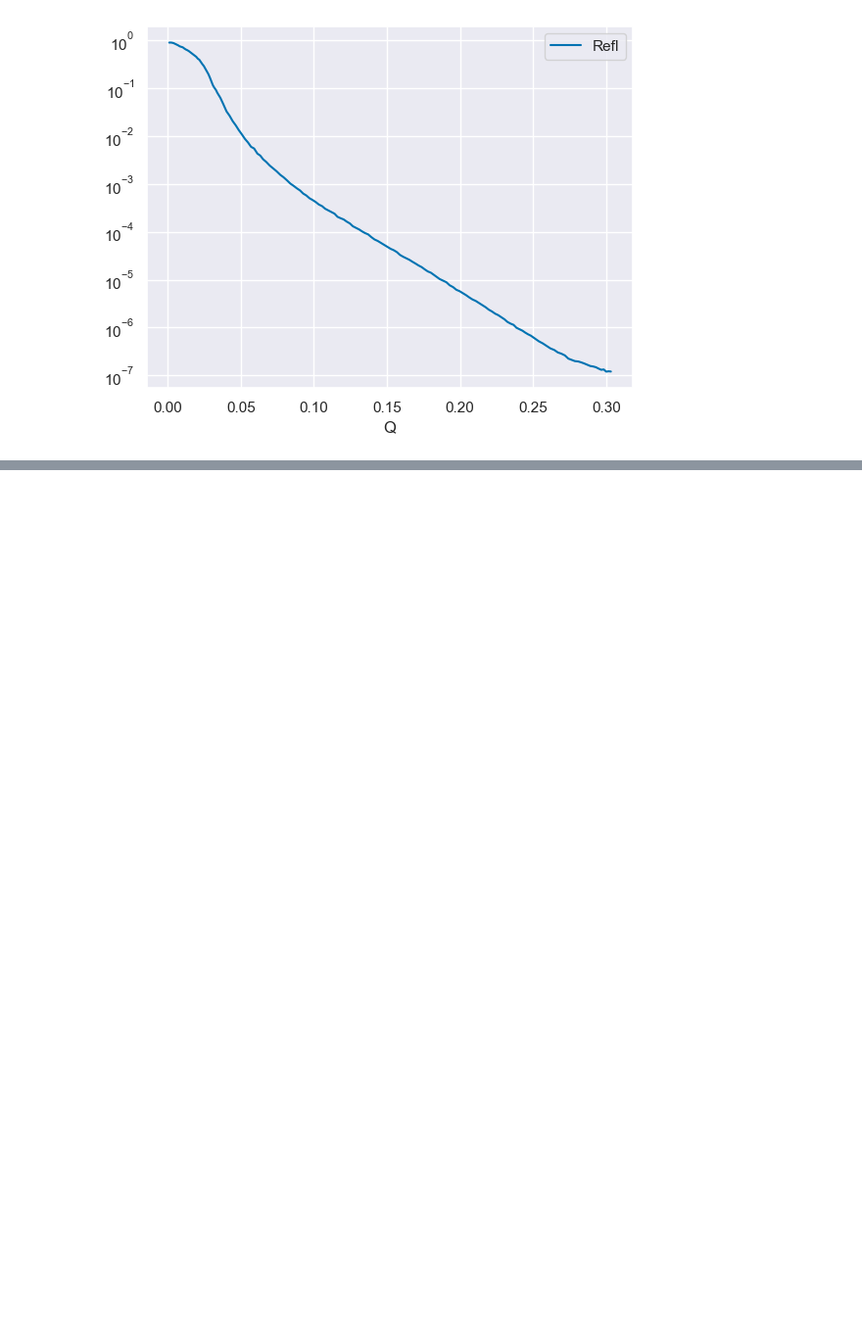
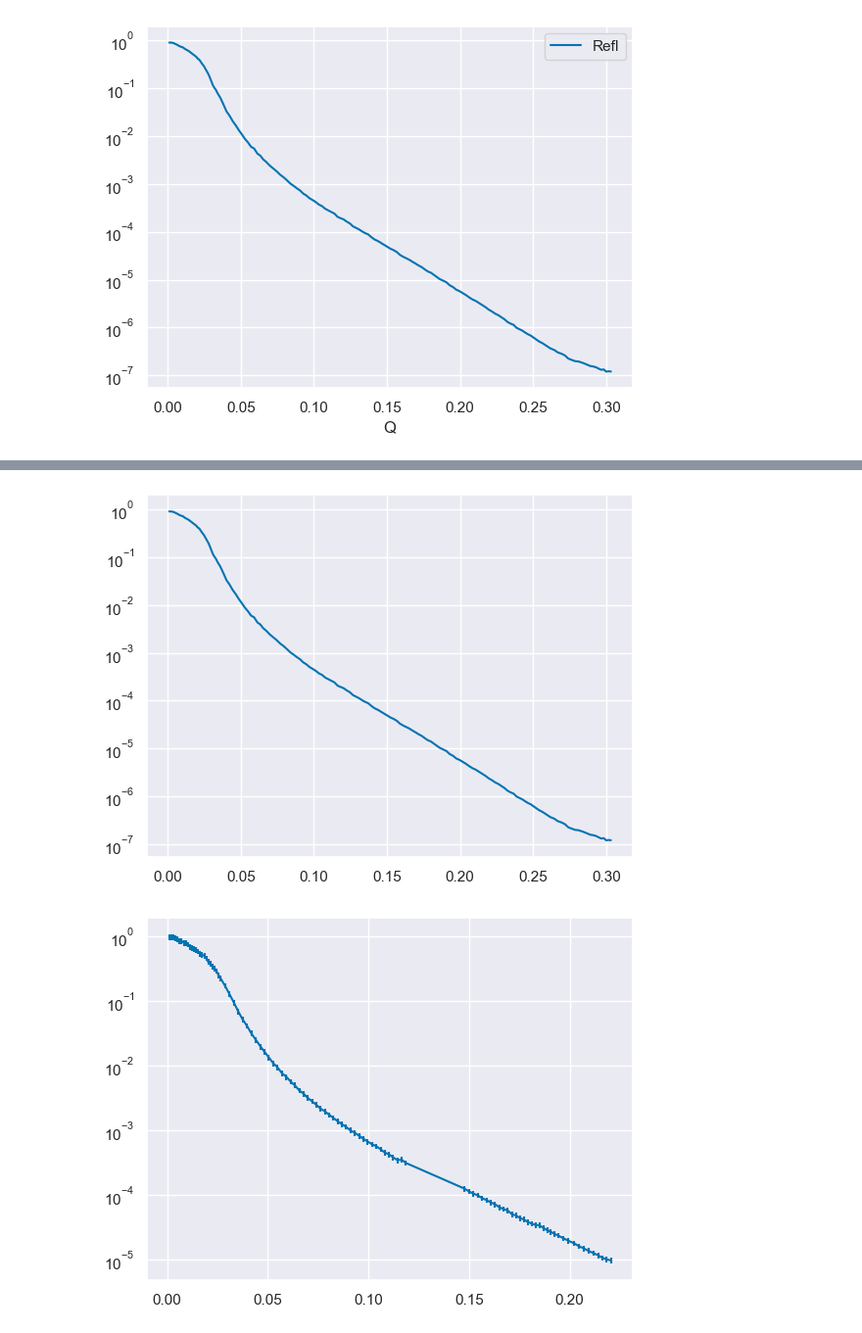
Before and after one commit to WSU-Carbon-Lab/pyref, a Jupyter notebook: src/BareSiFitting.ipynb, the cells around one changed output, grey strips where cells are left out. Shown at 98% size. Drawn from its saved outputs; the diff is of its cells as text; code cells hidden in the pictures; blank space fills up the shorter version.

```diff
--- a/src/BareSiFitting.ipynb
+++ b/src/BareSiFitting.ipynb
@@ -392,0 +39,24 @@ Right away this is not ideal. The roughness of carbon is larger than the thickne
+# %%
+def to_refnx_dataset(refl):
+    data = (refl.Q, refl.Refl, refl.Err)
+    return ReflectDataset(data)
+
+def to_scaled_refnx_dataset(refl):
+    data = (refl.Q, refl.Refl, refl.Refl*.1)
+    return ReflectDataset(data)
+
+bareSi_250_masked_dataset = to_refnx_dataset(bareSi_250_masked)
+bareSi_320_dataset = to_refnx_dataset(bareSi_320)
+
+bareSi_250_masked_scaled_dataset = to_scaled_refnx_dataset(bareSi_250_masked)
+bareSi_320_scaled_dataset = to_scaled_refnx_dataset(bareSi_320)
+
+bareSi_250_masked_dataset.plot()
+plt.yscale("log")
+bareSi_320_dataset.plot()
+plt.yscale("log")
+bareSi_250_masked_scaled_dataset.plot()
+plt.yscale("log")
+bareSi_320_scaled_dataset.plot()
+plt.yscale("log")
+# %% [output]
@@ -392,0 +64,2 @@ Right away this is not ideal. The roughness of carbon is larger than the thickne
+[figure, added]
+[figure, added]
```
Also changed, not shown: parts of 42 cells of this notebook.
